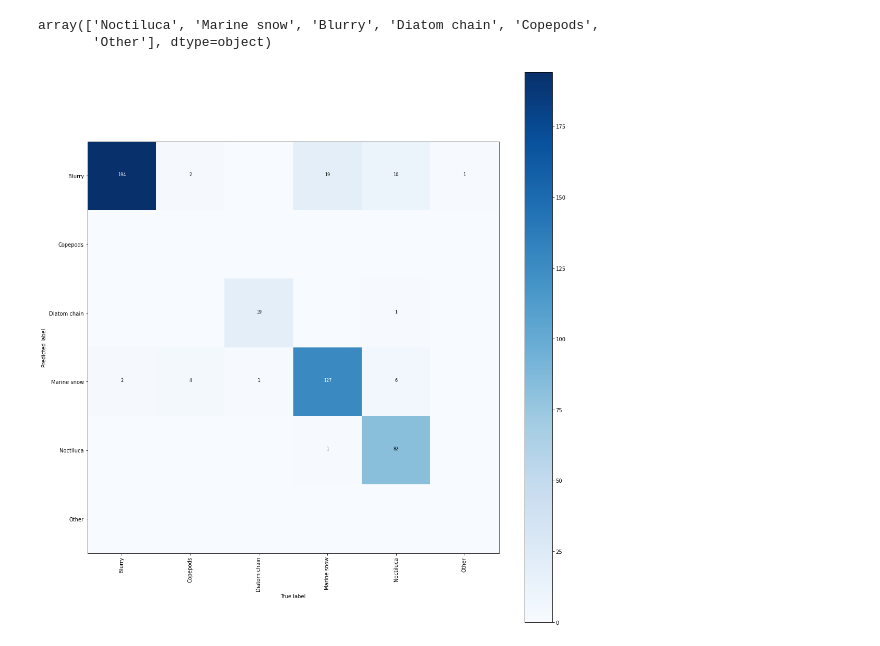
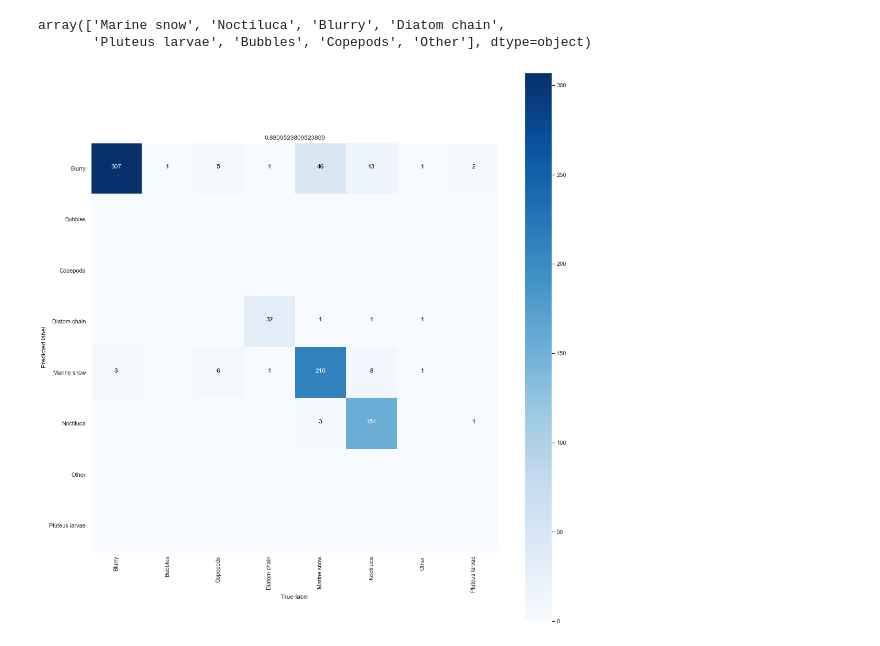
Before and after one commit to m-dml/plankton-classifier, a Jupyter notebook: notebooks/ConfusionMatrixPhytodiveManualTestData.ipynb, the cells around one changed output. Cells and saved outputs as stored; diff of their text form; code cells hidden in the pictures.

```diff
--- a/notebooks/ConfusionMatrixPhytodiveManualTestData.ipynb
+++ b/notebooks/ConfusionMatrixPhytodiveManualTestData.ipynb
@@ -28,17 +28,18 @@ def plot_confusion_matrix(cm, class_names, title):
         color = "white" if cm[i, j] > threshold else "black"
         if cm[i, j] > 0.01:
             if int(cm[i, j]) == float(cm[i, j]):
-                plt.text(j, i, str(cm[i, j]), horizontalalignment="center", color=color, fontsize=8)
+                plt.text(j, i, str(cm[i, j]), horizontalalignment="center", color=color, fontsize=12)
             else:
-                plt.text(j, i, "{:.2f}".format(cm[i, j]), horizontalalignment="center", color=color, fontsize=8)
+                plt.text(j, i, "{:.2f}".format(cm[i, j]), horizontalalignment="center", color=color, fontsize=12)
 
+    plt.grid(False)
     plt.tight_layout()
     plt.xlabel("True label")
     plt.ylabel("Predicted label")
     plt.close("all")
     return figure
 # %%
-file = "../data/phytodiveCNNeval-4-at-2022-11-07-08-34-5b10973e.csv"
+file = "../data/PhyodiveCNNeval-at-2022-11-07-14-06-bc63c776.csv"
 df = pd.read_csv(file, sep=";").dropna()
 df["image"] = df["image"].apply(lambda x: os.path.basename(x))
 df
@@ -68,12 +72,12 @@ cm = confusion_matrix(y_true=y_true, y_pred=y_pred).T
 # %%
 df["class"].unique()
 # %% [output]
-array(['Noctiluca', 'Marine snow', 'Blurry', 'Diatom chain', 'Copepods',
-       'Other'], dtype=object)
+array(['Marine snow', 'Noctiluca', 'Blurry', 'Diatom chain',
+       'Pluteus larvae', 'Bubbles', 'Copepods', 'Other'], dtype=object)
 # %%
-plot_confusion_matrix(cm, labels, "")
+plot_confusion_matrix(cm, labels, title=(y_true == y_pred).mean())
 # %% [output]
-[figure, old version]
+[figure, new version]
 # %%
 df[(df["prediction"]=="Marine snow") & (df["class"] == "Copepods")]
 # %% [output]
```
Also changed, not shown: parts of 12 cells of this notebook, 3 other files.
